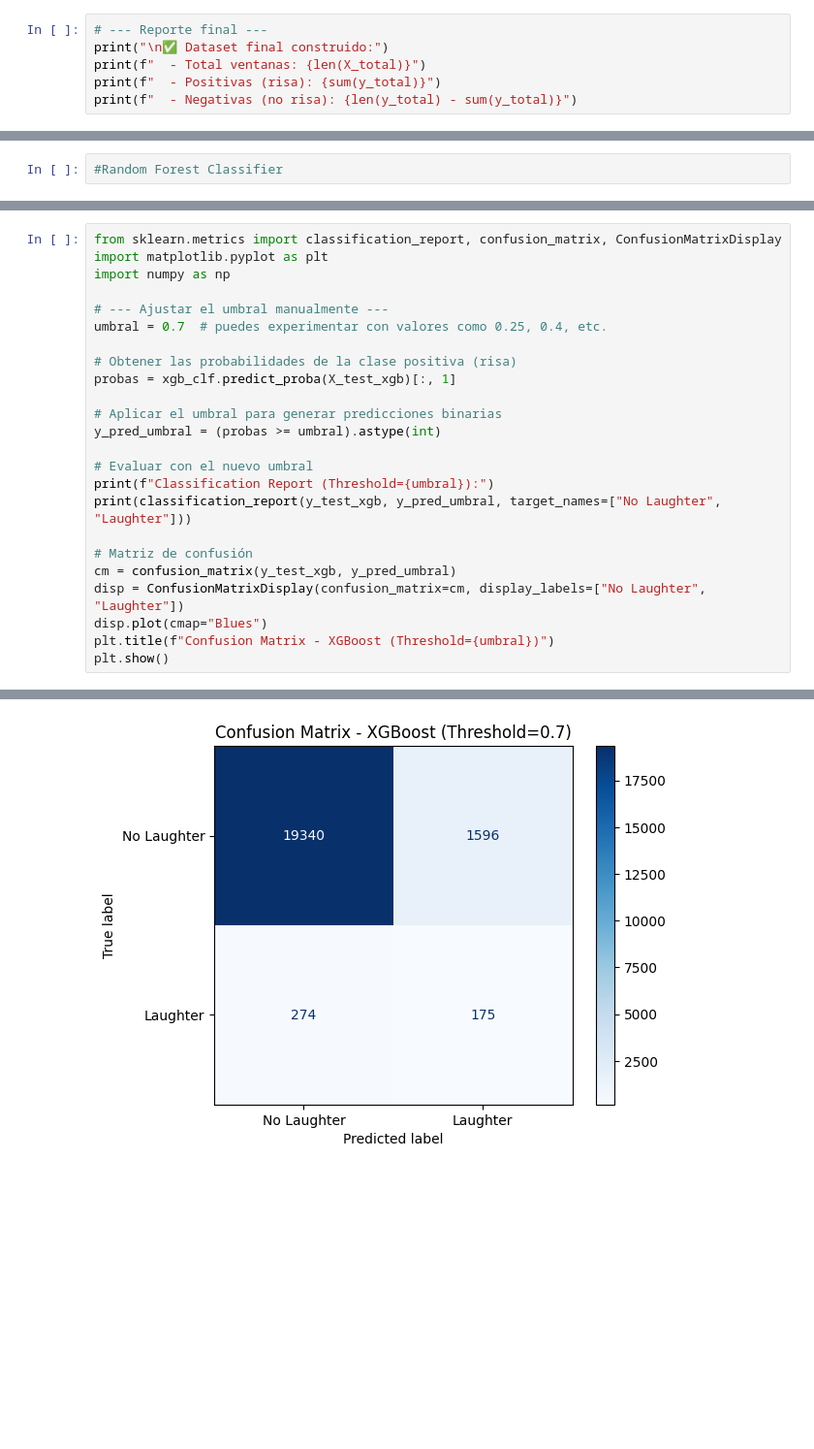
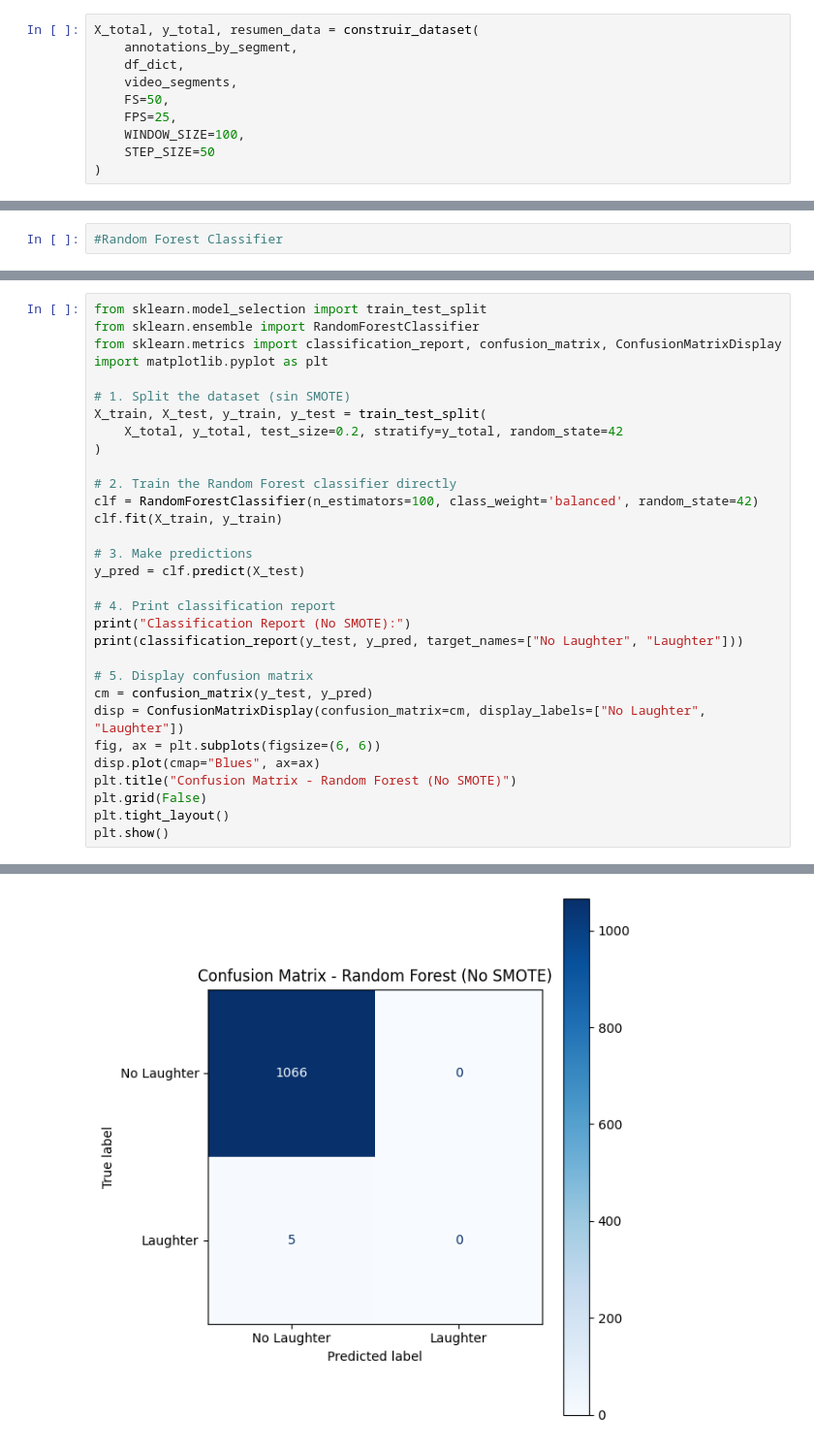
Before and after one commit to Gansovic/RP-Laughter-Drinking, a Jupyter notebook: all_accelerometers.ipynb, the cells around one changed output, grey strips where cells are left out. Shown at 97% size. Cells and saved outputs as stored; diff of their text form; blank space fills up the shorter version.

```diff
--- a/all_accelerometers.ipynb
+++ b/all_accelerometers.ipynb
@@ -312,6 +307,10 @@ for ann_meta in annotation_files:
 # %%
-# --- Reporte final ---
-print("\n✅ Dataset final construido:")
-print(f"  - Total ventanas: {len(X_total)}")
-print(f"  - Positivas (risa): {sum(y_total)}")
-print(f"  - Negativas (no risa): {len(y_total) - sum(y_total)}")
+X_total, y_total, resumen_data = construir_dataset(
+    annotations_by_segment,
+    df_dict,
+    video_segments,
+    FS=50,
+    FPS=25,
+    WINDOW_SIZE=100,
+    STEP_SIZE=50
+)
@@ -547,25 +589,32 @@ weighted avg       0.97      0.97      0.97     15875
 # %%
+from sklearn.model_selection import train_test_split
+from sklearn.ensemble import RandomForestClassifier
 from sklearn.metrics import classification_report, confusion_matrix, ConfusionMatrixDisplay
 import matplotlib.pyplot as plt
-import numpy as np
 
-# --- Ajustar el umbral manualmente ---
-umbral = 0.7  # puedes experimentar con valores como 0.25, 0.4, etc.
+# 1. Split the dataset (sin SMOTE)
+X_train, X_test, y_train, y_test = train_test_split(
+    X_total, y_total, test_size=0.2, stratify=y_total, random_state=42
+)
 
-# Obtener las probabilidades de la clase positiva (risa)
-probas = xgb_clf.predict_proba(X_test_xgb)[:, 1]
+# 2. Train the Random Forest classifier directly
+clf = RandomForestClassifier(n_estimators=100, class_weight='balanced', random_state=42)
+clf.fit(X_train, y_train)
 
-# Aplicar el umbral para generar predicciones binarias
-y_pred_umbral = (probas >= umbral).astype(int)
+# 3. Make predictions
+y_pred = clf.predict(X_test)
 
-# Evaluar con el nuevo umbral
-print(f"Classification Report (Threshold={umbral}):")
-print(classification_report(y_test_xgb, y_pred_umbral, target_names=["No Laughter", "Laughter"]))
+# 4. Print classification report
+print("Classification Report (No SMOTE):")
+print(classification_report(y_test, y_pred, target_names=["No Laughter", "Laughter"]))
 
-# Matriz de confusión
-cm = confusion_matrix(y_test_xgb, y_pred_umbral)
+# 5. Display confusion matrix
+cm = confusion_matrix(y_test, y_pred)
 disp = ConfusionMatrixDisplay(confusion_matrix=cm, display_labels=["No Laughter", "Laughter"])
-disp.plot(cmap="Blues")
-plt.title(f"Confusion Matrix - XGBoost (Threshold={umbral})")
+fig, ax = plt.subplots(figsize=(6, 6))
+disp.plot(cmap="Blues", ax=ax)
+plt.title("Confusion Matrix - Random Forest (No SMOTE)")
+plt.grid(False)
+plt.tight_layout()
 plt.show()
 # %% [output]
@@ -581 +630 @@ weighted avg       0.97      0.91      0.94     21385
-[figure, old version]
+[figure, new version]
```
Also changed, not shown: parts of 22 cells of this notebook, 2 other files.
